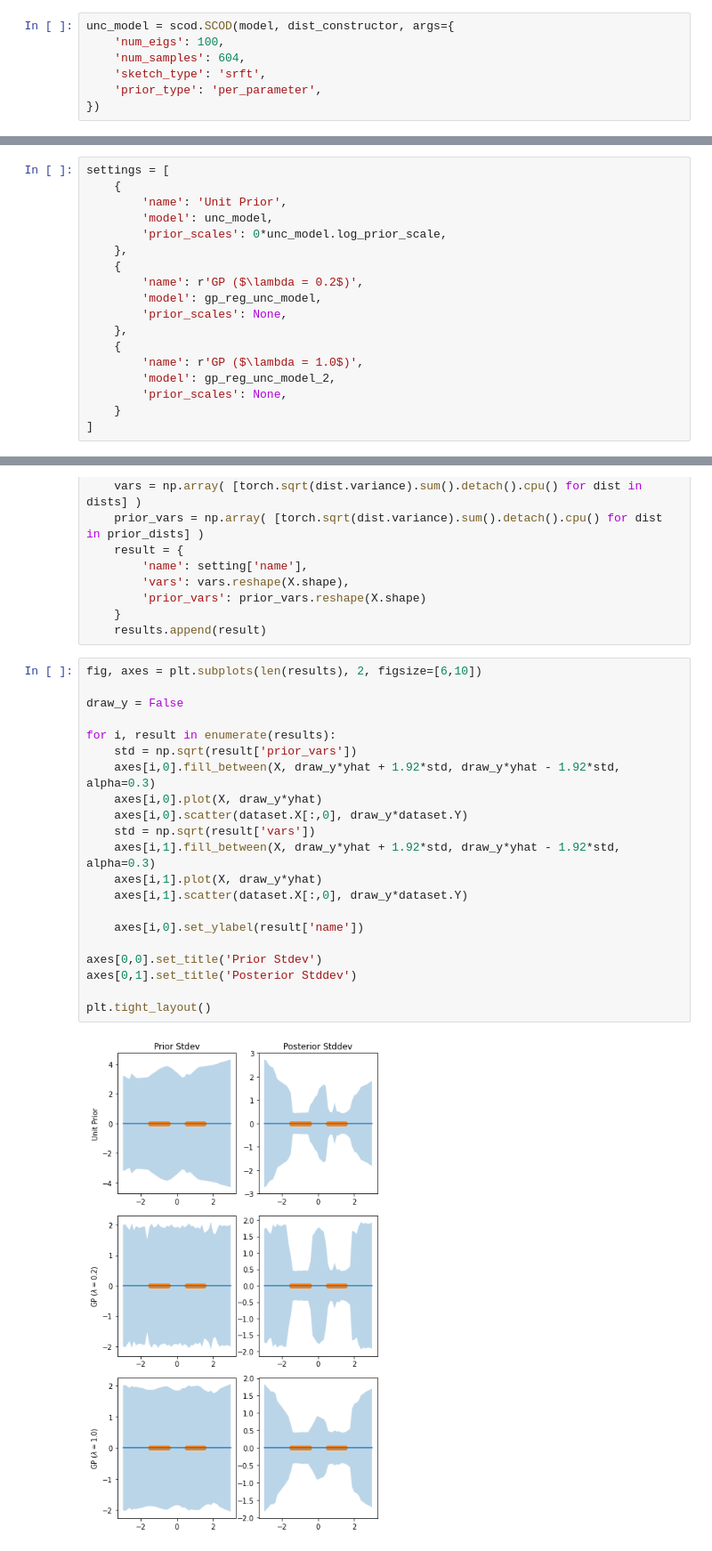
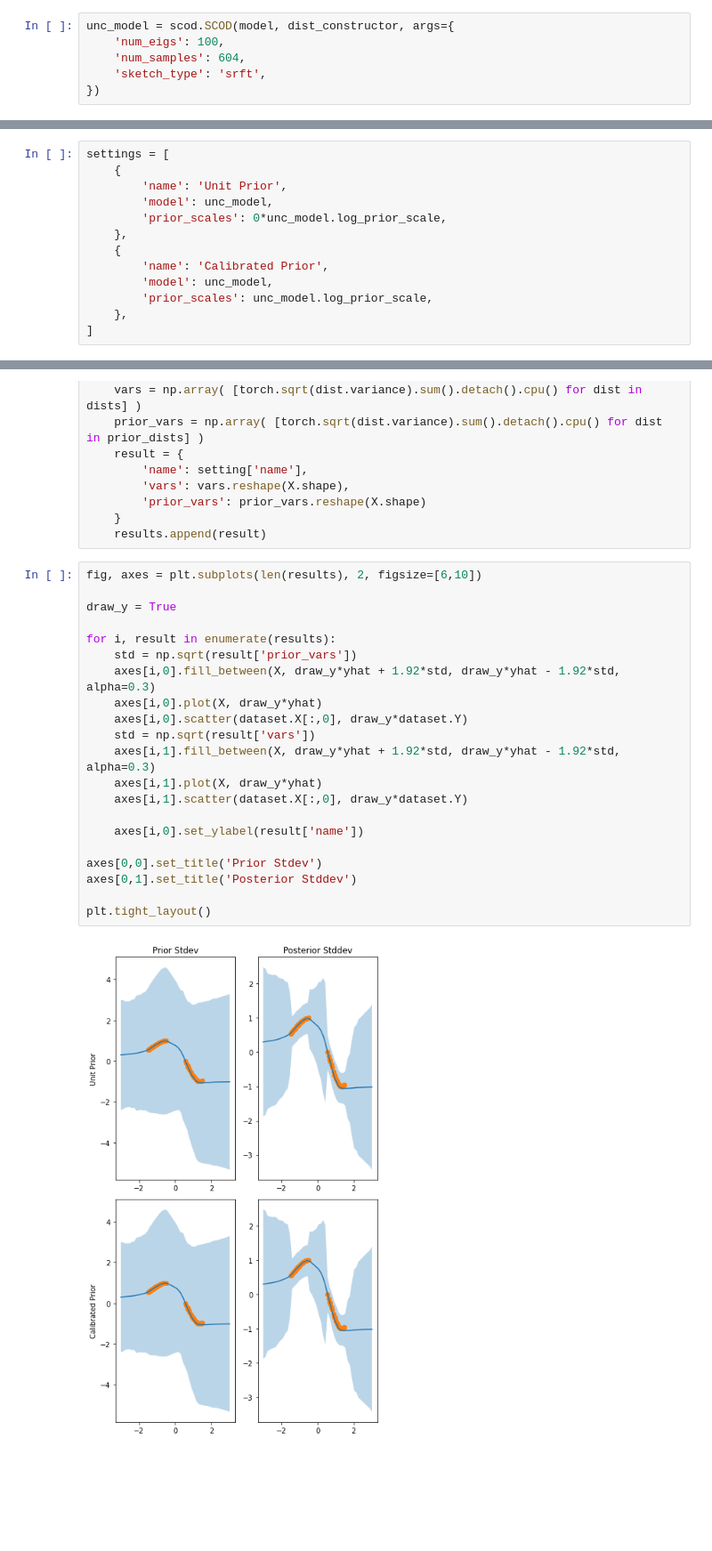
Before and after one commit to StanfordASL/scod-module, a Jupyter notebook: demos/1d_regression.ipynb, the cells around one changed output, grey strips where cells are left out. Shown at 89% size. Drawn from its saved outputs; the diff is of its cells as text; blank space fills up the shorter version.

```diff
--- a/demos/1d_regression.ipynb
+++ b/demos/1d_regression.ipynb
@@ -115,7 +98,6 @@ unc_model = scod.SCOD(model, dist_constructor, args={
     'num_eigs': 100,
     'num_samples': 604,
     'sketch_type': 'srft',
-    'prior_type': 'per_parameter',
 })
 # %% [output]
 Weight space dimension: 8.513e+03
@@ -196,15 +114,10 @@ settings = [
         'prior_scales': 0*unc_model.log_prior_scale,
     },
     {
-        'name': r'GP ($\lambda = 0.2$)',
-        'model': gp_reg_unc_model,
-        'prior_scales': None,
+        'name': 'Calibrated Prior',
+        'model': unc_model,
+        'prior_scales': unc_model.log_prior_scale,
     },
-    {
-        'name': r'GP ($\lambda = 1.0$)',
-        'model': gp_reg_unc_model_2,
-        'prior_scales': None,
-    }
 ]
 # %%
 results = []
@@ -229,23 +142,23 @@ for setting in settings:
 # %%
 fig, axes = plt.subplots(len(results), 2, figsize=[6,10])
 
-draw_y = False
+draw_y = True
 
 for i, result in enumerate(results):
     std = np.sqrt(result['prior_vars'])
     axes[i,0].fill_between(X, draw_y*yhat + 1.92*std, draw_y*yhat - 1.92*std, alpha=0.3)
     axes[i,0].plot(X, draw_y*yhat)
     axes[i,0].scatter(dataset.X[:,0], draw_y*dataset.Y)
     std = np.sqrt(result['vars'])
     axes[i,1].fill_between(X, draw_y*yhat + 1.92*std, draw_y*yhat - 1.92*std, alpha=0.3)
     axes[i,1].plot(X, draw_y*yhat)
     axes[i,1].scatter(dataset.X[:,0], draw_y*dataset.Y)
 
     axes[i,0].set_ylabel(result['name'])
 
 axes[0,0].set_title('Prior Stdev')
 axes[0,1].set_title('Posterior Stddev')
 
 plt.tight_layout()
 # %% [output]
-[figure, old version]
+[figure, new version]
```
Also changed, not shown: parts of 13 cells of this notebook, 6 other files.
